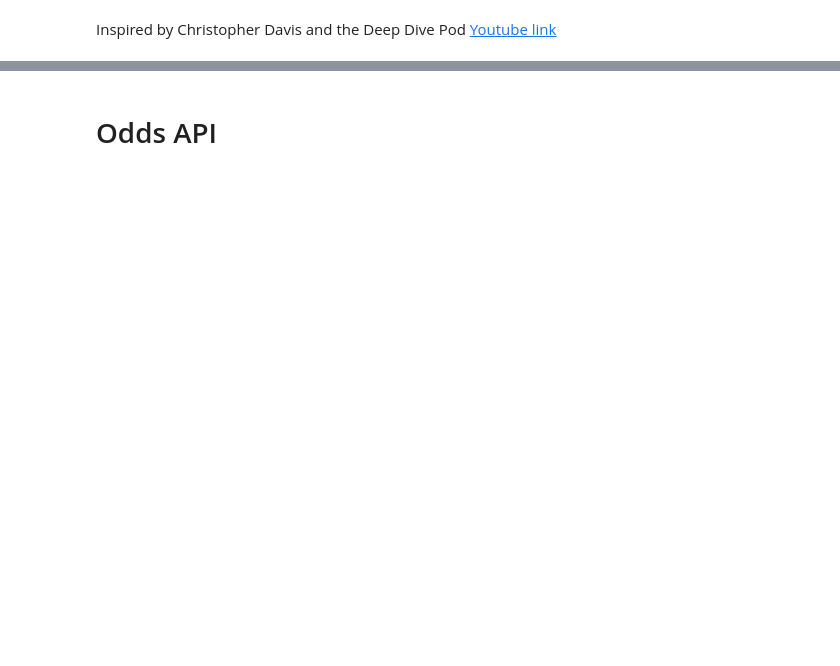
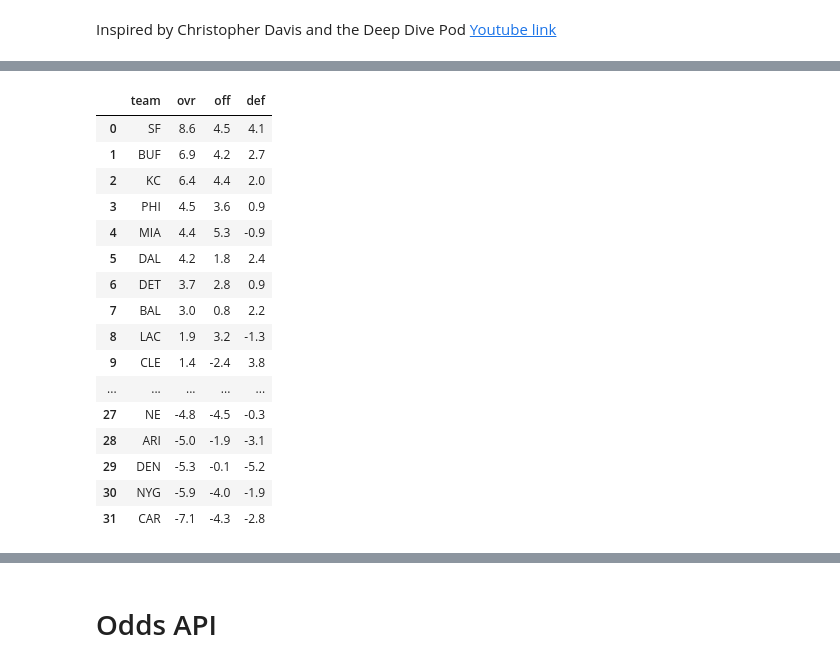
Before and after one commit to griffreichert/g-nfl, a Jupyter notebook: notebooks/market-implied-power-ratings.ipynb, the cells around one changed output, grey strips where cells are left out. Drawn from its saved outputs; the diff is of its cells as text; code cells hidden in the pictures; blank space fills up the shorter version.

```diff
--- a/notebooks/market-implied-power-ratings.ipynb
+++ b/notebooks/market-implied-power-ratings.ipynb
@@ -120,0 +86,20 @@ df.shape
+# %%
+griff
+# %% [output]
+|  | team | ovr | off | def |
+| 0 | SF | 8.6 | 4.5 | 4.1 |
+| 1 | BUF | 6.9 | 4.2 | 2.7 |
+| 2 | KC | 6.4 | 4.4 | 2.0 |
+| 3 | PHI | 4.5 | 3.6 | 0.9 |
+| 4 | MIA | 4.4 | 5.3 | -0.9 |
+| 5 | DAL | 4.2 | 1.8 | 2.4 |
+| 6 | DET | 3.7 | 2.8 | 0.9 |
+| 7 | BAL | 3.0 | 0.8 | 2.2 |
+| 8 | LAC | 1.9 | 3.2 | -1.3 |
+| 9 | CLE | 1.4 | -2.4 | 3.8 |
+| ... | ... | ... | ... | ... |
+| 27 | NE | -4.8 | -4.5 | -0.3 |
+| 28 | ARI | -5.0 | -1.9 | -3.1 |
+| 29 | DEN | -5.3 | -0.1 | -5.2 |
+| 30 | NYG | -5.9 | -4.0 | -1.9 |
+| 31 | CAR | -7.1 | -4.3 | -2.8 |
```
Also changed, not shown: parts of 13 cells of this notebook, 4 other files.
